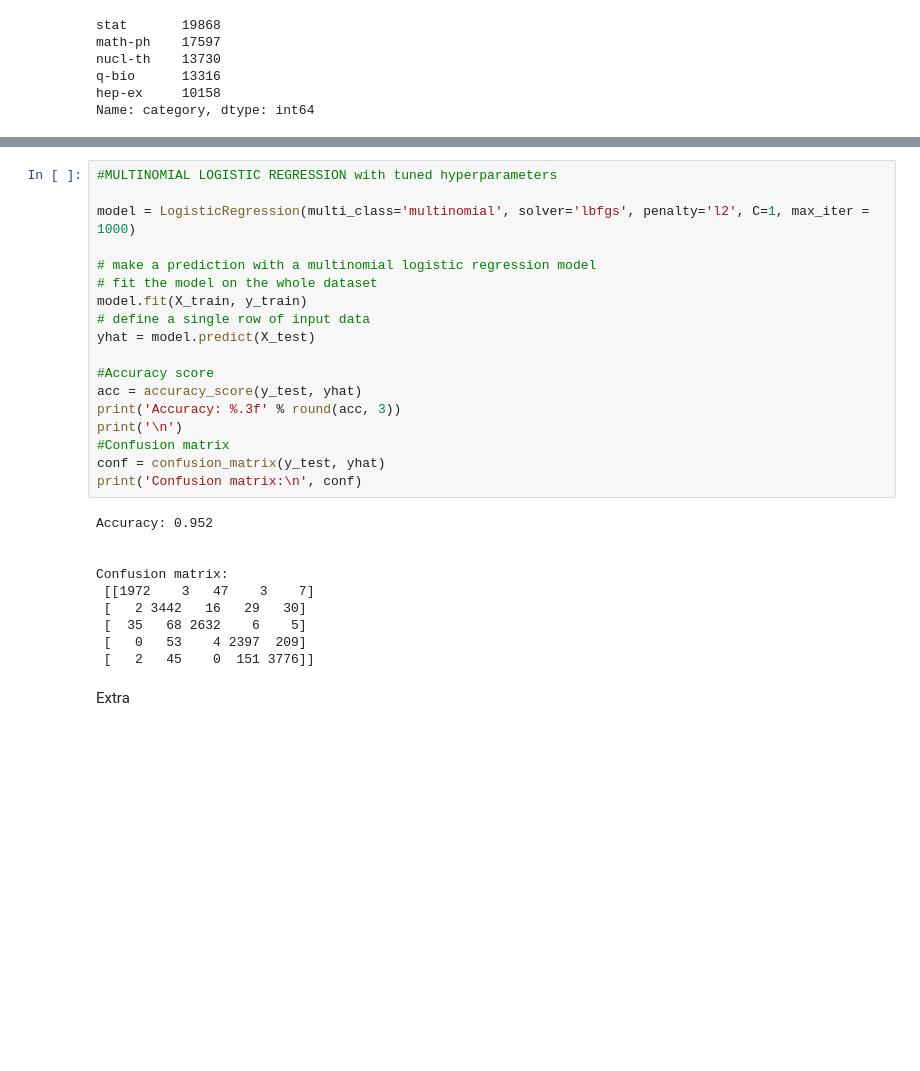
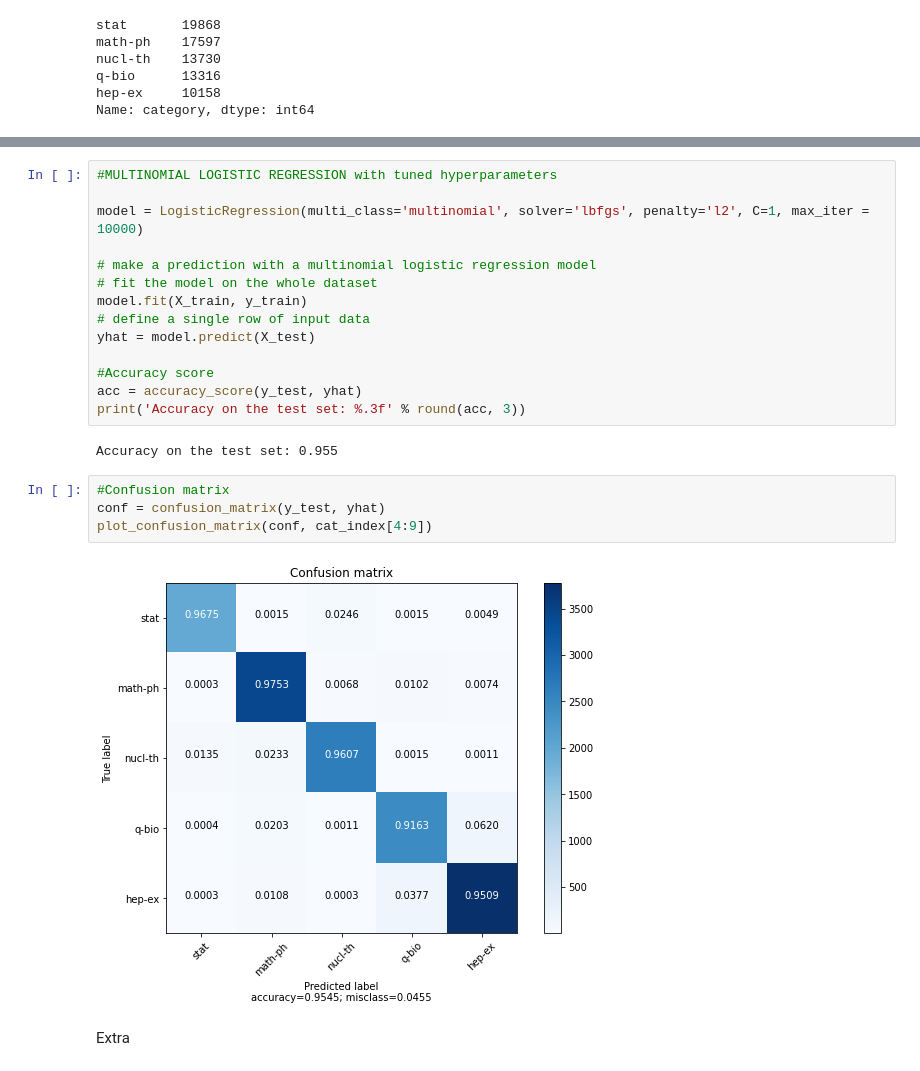
Before and after one commit to matteo-perillo/Abstracts-classification, a Jupyter notebook: 02_Baseline model.ipynb, the cells around one changed output, grey strips where cells are left out. Saved outputs shown, nothing was run; the diff lists cells and outputs as text; blank space fills up the shorter version.

```diff
--- a/02_Baseline model.ipynb
+++ b/02_Baseline model.ipynb
@@ -274,7 +269,7 @@ Please also refer to the documentation for alternative solver options:
 # %%
 #MULTINOMIAL LOGISTIC REGRESSION with tuned hyperparameters
 
-model = LogisticRegression(multi_class='multinomial', solver='lbfgs', penalty='l2', C=1, max_iter = 1000)
+model = LogisticRegression(multi_class='multinomial', solver='lbfgs', penalty='l2', C=1, max_iter = 10000)
 
 # make a prediction with a multinomial logistic regression model
 # fit the model on the whole dataset
@@ -284,20 +279,14 @@ yhat = model.predict(X_test)
 
 #Accuracy score
 acc = accuracy_score(y_test, yhat)
-print('Accuracy: %.3f' % round(acc, 3))
-print('\n')
-#Confusion matrix
-conf = confusion_matrix(y_test, yhat)
-print('Confusion matrix:\n', conf)
+print('Accuracy on the test set: %.3f' % round(acc, 3))
 # %% [output]
-Accuracy: 0.952
-
-
-Confusion matrix:
- [[1972    3   47    3    7]
- [   2 3442   16   29   30]
- [  35   68 2632    6    5]
- [   0   53    4 2397  209]
- [   2   45    0  151 3776]]
+Accuracy on the test set: 0.955
+# %%
+#Confusion matrix
+conf = confusion_matrix(y_test, yhat)
+plot_confusion_matrix(conf, cat_index[4:9])
+# %% [output]
+[figure, added]
 # %% [markdown]
 Extra
```
Also changed, not shown: parts of 17 cells of this notebook.
